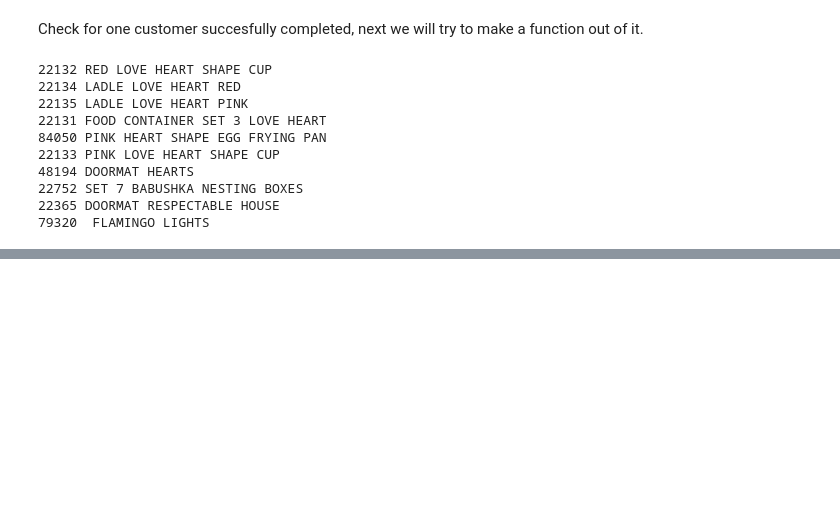
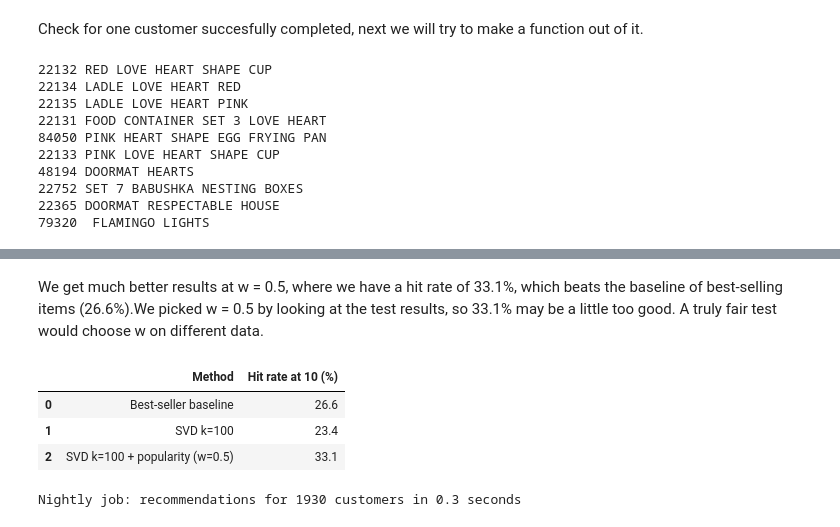
Before and after one commit to kholostovamk/Online-Retail-II-UCI, a Jupyter notebook: work.ipynb, the cells around one changed output, grey strips where cells are left out. Drawn from its saved outputs; the diff is of its cells as text; code cells hidden in the pictures; blank space fills up the shorter version.

```diff
--- a/work.ipynb
+++ b/work.ipynb
@@ -435,0 +565,22 @@ for col in recommend(13085):
+# %% [markdown]
+We get much better results at w = 0.5, where we have a hit rate of 33.1%, which beats the baseline of best-selling items (26.6%).We picked w = 0.5 by looking at the test results, so 33.1% may be a little too good. A truly fair test would choose w on different data.
+# %%
+pop_table = pd.DataFrame(pop_results).set_index("w")
+
+ml4_results = pd.DataFrame({
+      "Method": ["Best-seller baseline", "SVD k=100", "SVD k=100 + popularity (w=0.5)"],
+      "Hit rate at 10 (%)": [round(baseline_rate * 100, 1),     # from the baseline cell
+                             round(hit_rate * 100, 1),          # from the nightly-job cell
+                             pop_table.loc[0.5, "hit_rate_%"]], # from the popularity table
+  })
+ml4_results
+# %% [output]
+|  | Method | Hit rate at 10 (%) |
+| 0 | Best-seller baseline | 26.6 |
+| 1 | SVD k=100 | 23.4 |
+| 2 | SVD k=100 + popularity (w=0.5) | 33.1 |
+# %%
+print("Nightly job: recommendations for", len(actual), "customers in", round(job_seconds, 1),
+  "seconds")
+# %% [output]
+Nightly job: recommendations for 1930 customers in 0.3 seconds
```
Also changed, not shown: parts of 16 cells of this notebook, 2 other files.
